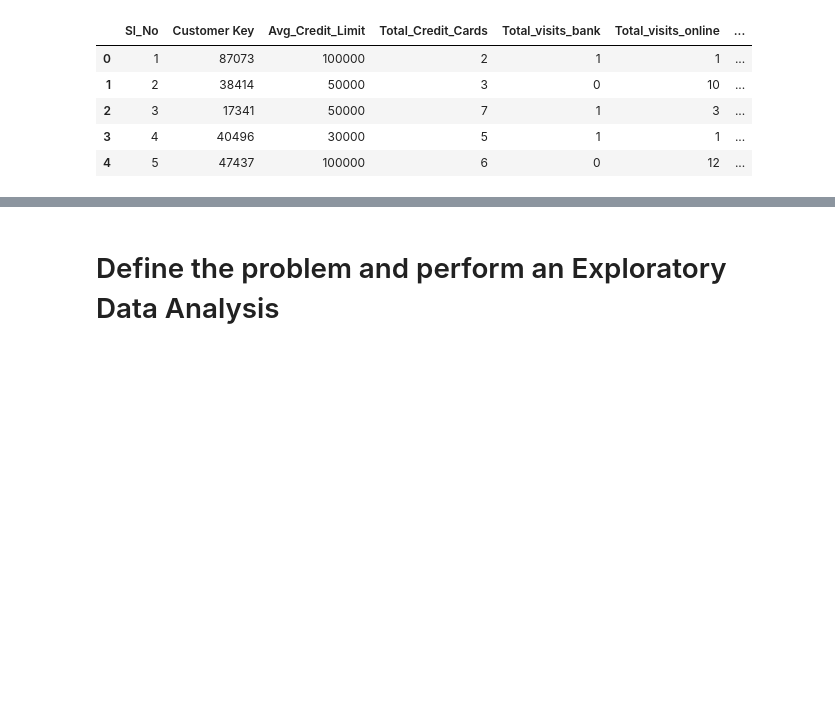
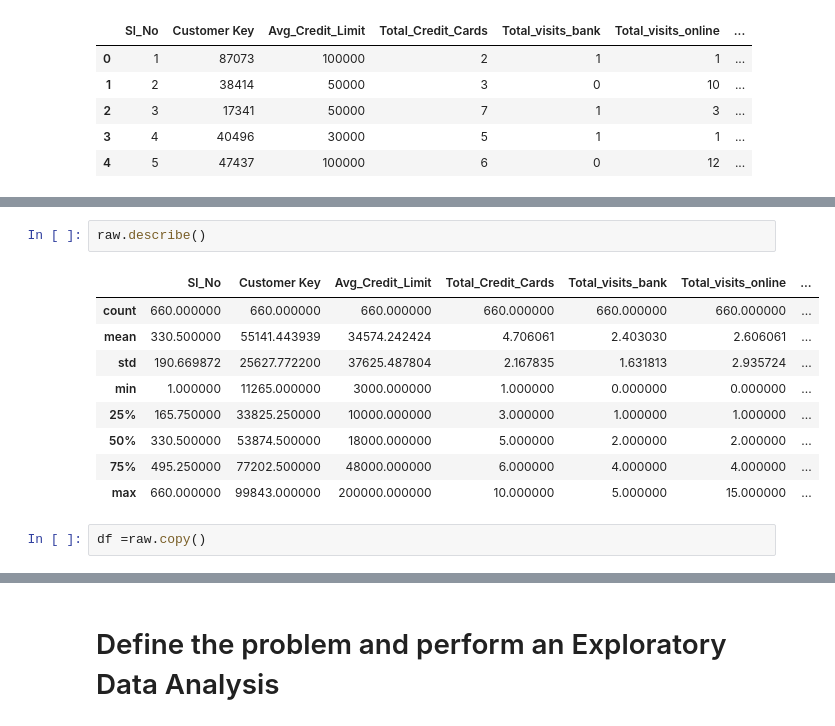
Before and after one commit to cfreeman22/AllLifeBankCustomer_Segmentation, a Jupyter notebook: AllLifeBankCustomerSegmentation.ipynb, the cells around one changed output, grey strips where cells are left out. Drawn from its saved outputs; the diff is of its cells as text; blank space fills up the shorter version.

```diff
--- a/AllLifeBankCustomerSegmentation.ipynb
+++ b/AllLifeBankCustomerSegmentation.ipynb
@@ -45,0 +57,14 @@ raw.head()
+# %%
+raw.describe()
+# %% [output]
+|  | Sl_No | Customer Key | Avg_Credit_Limit | Total_Credit_Cards | Total_visits_bank | Total_visits_online | ... |
+| count | 660.000000 | 660.000000 | 660.000000 | 660.000000 | 660.000000 | 660.000000 | ... |
+| mean | 330.500000 | 55141.443939 | 34574.242424 | 4.706061 | 2.403030 | 2.606061 | ... |
+| std | 190.669872 | 25627.772200 | 37625.487804 | 2.167835 | 1.631813 | 2.935724 | ... |
+| min | 1.000000 | 11265.000000 | 3000.000000 | 1.000000 | 0.000000 | 0.000000 | ... |
+| 25% | 165.750000 | 33825.250000 | 10000.000000 | 3.000000 | 1.000000 | 1.000000 | ... |
+| 50% | 330.500000 | 53874.500000 | 18000.000000 | 5.000000 | 2.000000 | 2.000000 | ... |
+| 75% | 495.250000 | 77202.500000 | 48000.000000 | 6.000000 | 4.000000 | 4.000000 | ... |
+| max | 660.000000 | 99843.000000 | 200000.000000 | 10.000000 | 5.000000 | 15.000000 | ... |
+# %%
+df =raw.copy()
```
Also changed, not shown: parts of 7 cells of this notebook.
